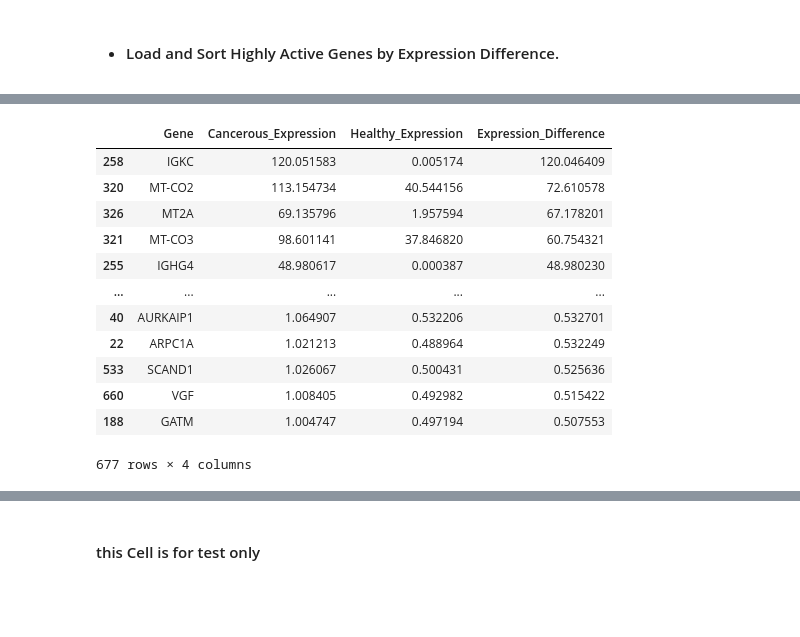
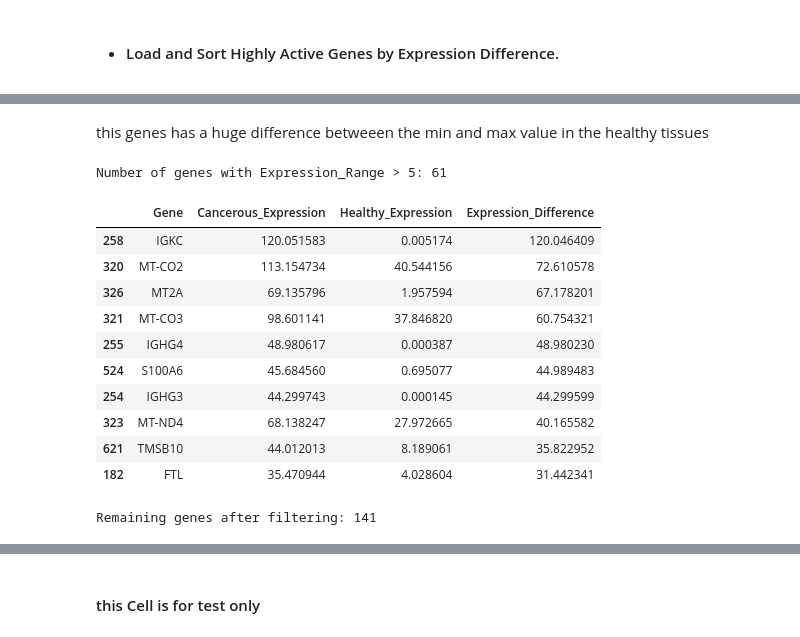
Before and after one commit to amrorabea/TissueInsight, a Jupyter notebook: notebooks/data_visualization/GeneVisualization.ipynb, the cells around one changed output, grey strips where cells are left out. Drawn from its saved outputs; the diff is of its cells as text; code cells hidden in the pictures; blank space fills up the shorter version.

```diff
--- a/notebooks/data_visualization/GeneVisualization.ipynb
+++ b/notebooks/data_visualization/GeneVisualization.ipynb
@@ -445,0 +510,10 @@ fig.show()
+# %% [markdown]
+this genes has a huge difference betweeen the min and max value in the healthy tissues
+# %%
+# Get the count of genes in the '+5' category
+n = range_counts.get('+5', 0)  # Default to 0 if '+5' is not found
+
+# Print the value of n
+print("Number of genes with Expression_Range > 5:", n)
+# %% [output]
+Number of genes with Expression_Range > 5: 61
@@ -446,26 +522,33 @@ fig.show()
 # %%
+output_dir = "../../data/gene_analyses/brain/gene_activity/categorized_genes"
+
 # Load the final highly active genes file
 final_highly_active_genes = pd.read_csv(f"{output_dir}/highly_active_genes.csv")
 
-# Sort by Expression Difference (descending order)
+# Filter out genes with Expression_Difference less than 5
+final_highly_active_genes = final_highly_active_genes[final_highly_active_genes["Expression_Difference"] > 5]
+
+# Sort by Expression_Difference (descending order)
 final_highly_active_genes = final_highly_active_genes.sort_values(by="Expression_Difference", ascending=False)
 
-# Display the sorted DataFrame
-display(final_highly_active_genes)
+# Display the top 50 rows only
+display(final_highly_active_genes.head(10))
+
+# Show the total number of genes after filtering
+print(f"Remaining genes after filtering: {len(final_highly_active_genes)}")
 # %% [output]
 |  | Gene | Cancerous_Expression | Healthy_Expression | Expression_Difference |
 | 258 | IGKC | 120.051583 | 0.005174 | 120.046409 |
 | 320 | MT-CO2 | 113.154734 | 40.544156 | 72.610578 |
 | 326 | MT2A | 69.135796 | 1.957594 | 67.178201 |
 | 321 | MT-CO3 | 98.601141 | 37.846820 | 60.754321 |
 | 255 | IGHG4 | 48.980617 | 0.000387 | 48.980230 |
-| ... | ... | ... | ... | ... |
-| 40 | AURKAIP1 | 1.064907 | 0.532206 | 0.532701 |
-| 22 | ARPC1A | 1.021213 | 0.488964 | 0.532249 |
-| 533 | SCAND1 | 1.026067 | 0.500431 | 0.525636 |
-| 660 | VGF | 1.008405 | 0.492982 | 0.515422 |
-| 188 | GATM | 1.004747 | 0.497194 | 0.507553 |
+| 524 | S100A6 | 45.684560 | 0.695077 | 44.989483 |
+| 254 | IGHG3 | 44.299743 | 0.000145 | 44.299599 |
+| 323 | MT-ND4 | 68.138247 | 27.972665 | 40.165582 |
+| 621 | TMSB10 | 44.012013 | 8.189061 | 35.822952 |
+| 182 | FTL | 35.470944 | 4.028604 | 31.442341 |
-677 rows × 4 columns
+Remaining genes after filtering: 141
 # %%
 # Select top 20 highly active genes for better readability
 top_n = 20
```
Also changed, not shown: parts of 17 cells of this notebook.
